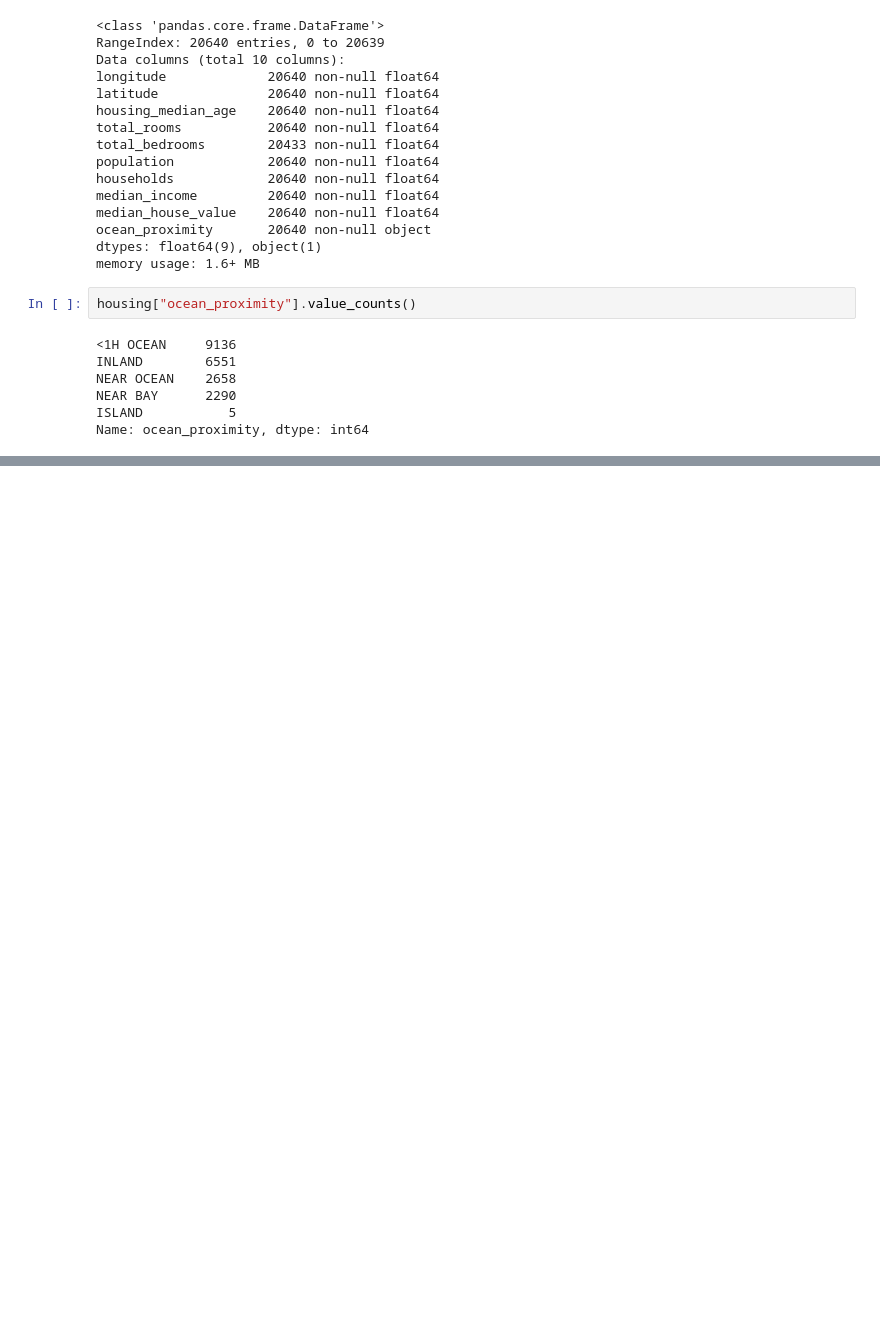
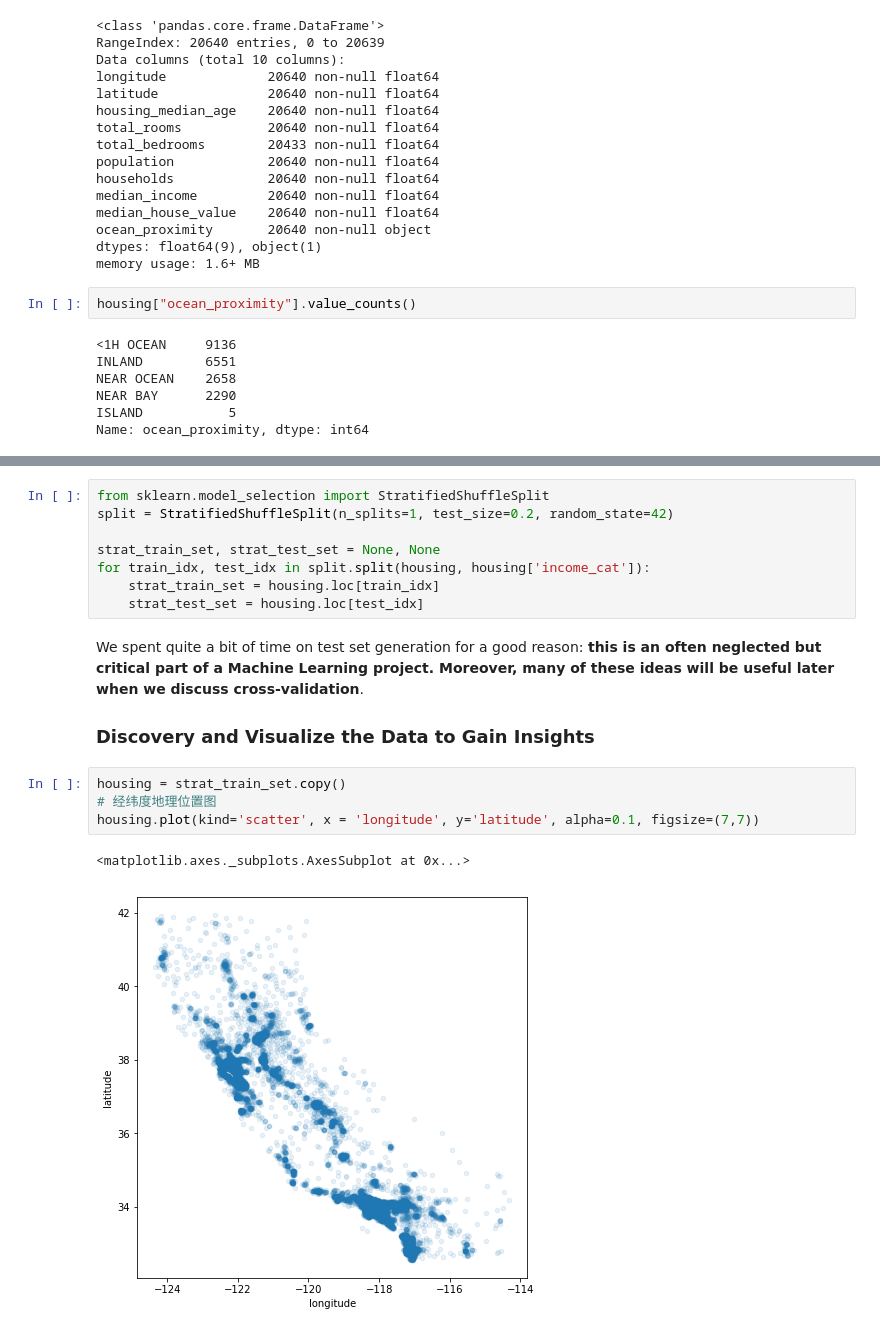
Before and after one commit to yixiaoyang/SmallData, a Jupyter notebook: Housing/Housing.ipynb, the cells around one changed output, grey strips where cells are left out. Drawn from its saved outputs; the diff is of its cells as text; blank space fills up the shorter version.

```diff
--- a/Housing/Housing.ipynb
+++ b/Housing/Housing.ipynb
@@ -87,0 +144,21 @@ plt.show()
+# %%
+from sklearn.model_selection import StratifiedShuffleSplit
+split = StratifiedShuffleSplit(n_splits=1, test_size=0.2, random_state=42)
+
+strat_train_set, strat_test_set = None, None
+for train_idx, test_idx in split.split(housing, housing['income_cat']):
+    strat_train_set = housing.loc[train_idx]
+    strat_test_set = housing.loc[test_idx]
+# %% [markdown]
+We spent quite a bit of time on test set generation for a good reason: **this is an often
+neglected but critical part of a Machine Learning project. Moreover, many of these
+ideas will be useful later when we discuss cross-validation**.
+
+### Discovery and Visualize the Data to Gain Insights
+# %%
+housing = strat_train_set.copy()
+# 经纬度地理位置图
+housing.plot(kind='scatter', x = 'longitude', y='latitude', alpha=0.1, figsize=(7,7))
+# %% [output]
+<matplotlib.axes._subplots.AxesSubplot at 0x...>
+[figure, added]
```
Also changed, not shown: parts of 34 cells of this notebook, 1 other file.
